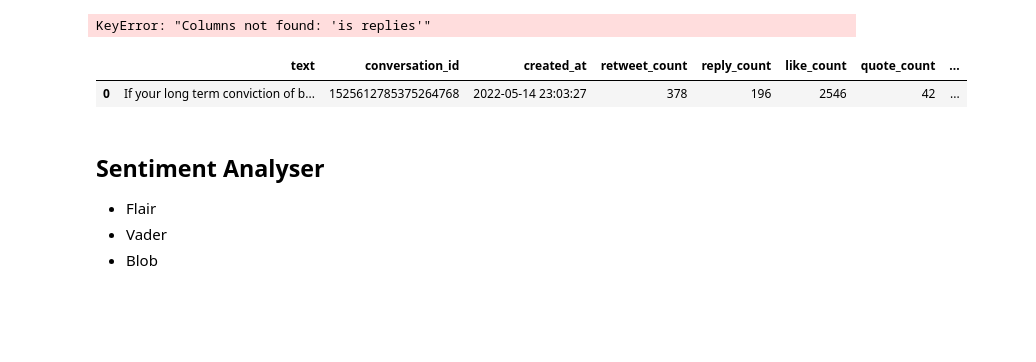
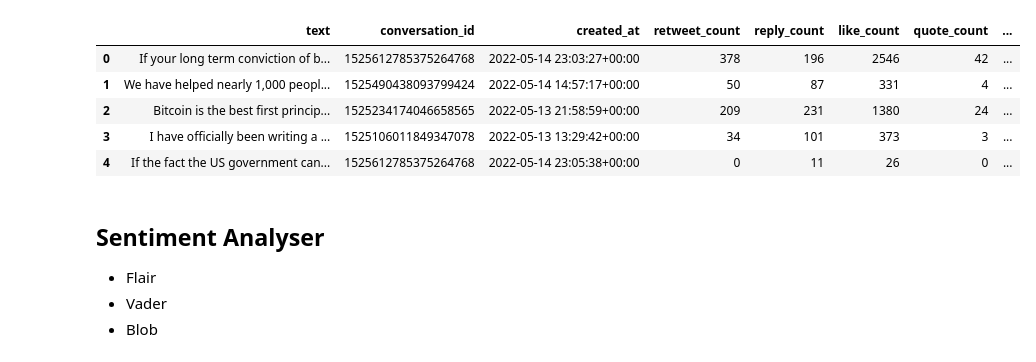
Before and after one commit to Amin-Debabeche/FinEconometrics, a Jupyter notebook: scripts/sentiment_analysis/functions/cleaning.ipynb, the cells around one changed output. Drawn from its saved outputs; the diff is of its cells as text; code cells hidden in the pictures; blank space fills up the shorter version.

```diff
--- a/scripts/sentiment_analysis/functions/cleaning.ipynb
+++ b/scripts/sentiment_analysis/functions/cleaning.ipynb
@@ -38,10 +40,13 @@ def load_bitcoin(data_path):
 # %%
-twitter_df = load_twitter_data(twitter_data_path, None)
-#bitcoin_df = load_bitcoin(bitcoin_data_path, None)
+twitter_df = load_twitter_data(twitter_data_path, 4)
+replies_df = load_twitter_data(replies_data_path, 4)
+bitcoin_df = load_bitcoin(bitcoin_data_path)
 # %%
-twitter_df.groupby(twitter_df["created_at"].apply(lambda x: datetime.datetime.fromisoformat(x)).dt.day)[['text', 'is replies']].count().plot(kind="bar")
+total_df = pd.concat([twitter_df, replies_df], ignore_index=True)
+
+#total_df.groupby(twitter_df["created_at"].dt.day)[['text']].count().plot(kind="bar")
+# total_df.groupby(twitter_df["created_at"].apply(lambda x: datetime.datetime.fromisoformat(x)).dt.day)[['text']].count().plot(kind="bar")
+# Put histogram for two types replies and twitter to see activity difference
-# %% [output]
-KeyError: "Columns not found: 'is replies'"
 # %%
 def rem_url_at(df):
     raw = []
@@ -72,17 +77,25 @@ def tagging(df):
     df['Shape'] = shape
     return df
 # %%
-twitter_df = rem_url_at(twitter_df)
-twitter_df = tagging(twitter_df)
-twitter_df.replace('', np.nan, inplace=True)
-twitter_df = twitter_df.dropna(how='any', axis=0)
-twitter_df = twitter_df[twitter_df['text'].map(
-    lambda d: len(d)) > 0]
+def cleaning(df):
+    df = rem_url_at(df)
+    df = tagging(df)
+    df.replace('', np.nan, inplace=True)
+    #df = df.dropna(how='any', axis=0)
+    df = df[df['text'].map(
+        lambda d: len(d)) > 0]
+    return df
-# %%
-twitter_df[:1]
-# %% [output]
-|  | text | conversation_id | created_at | retweet_count | reply_count | like_count | quote_count | ... |
-| 0 | If your long term conviction of b... | 1525612785375264768 | 2022-05-14 23:03:27 | 378 | 196 | 2546 | 42 | ... |
+# %%
+total_df = cleaning(total_df)
+# %%
+total_df.head()
+# %% [output]
+|  | text | conversation_id | created_at | retweet_count | reply_count | like_count | quote_count | ... |
+| 0 | If your long term conviction of b... | 1525612785375264768 | 2022-05-14 23:03:27+00:00 | 378 | 196 | 2546 | 42 | ... |
+| 1 | We have helped nearly 1,000 peopl... | 1525490438093799424 | 2022-05-14 14:57:17+00:00 | 50 | 87 | 331 | 4 | ... |
+| 2 | Bitcoin is the best first princip... | 1525234174046658565 | 2022-05-13 21:58:59+00:00 | 209 | 231 | 1380 | 24 | ... |
+| 3 | I have officially been writing a ... | 1525106011849347078 | 2022-05-13 13:29:42+00:00 | 34 | 101 | 373 | 3 | ... |
+| 4 | If the fact the US government can... | 1525612785375264768 | 2022-05-14 23:05:38+00:00 | 0 | 11 | 26 | 0 | ... |
 # %% [markdown]
 ## Sentiment Analyser
 - Flair
```
Also changed, not shown: parts of 24 cells of this notebook.
